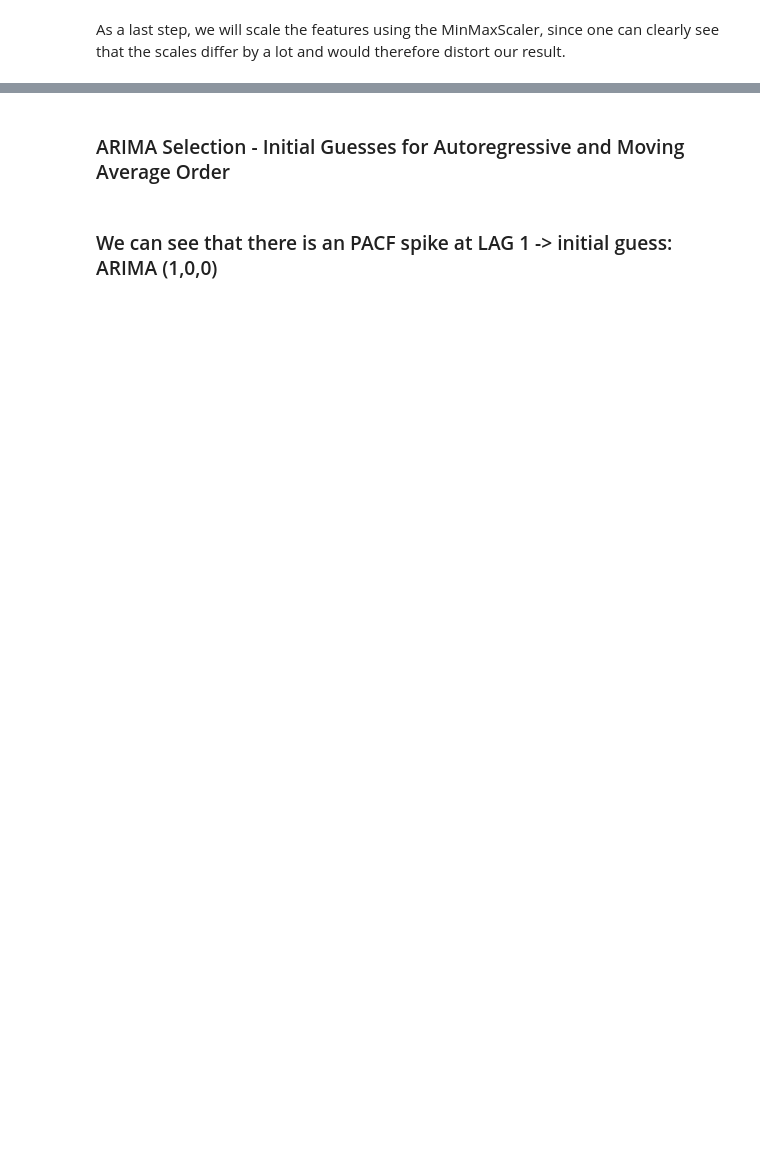
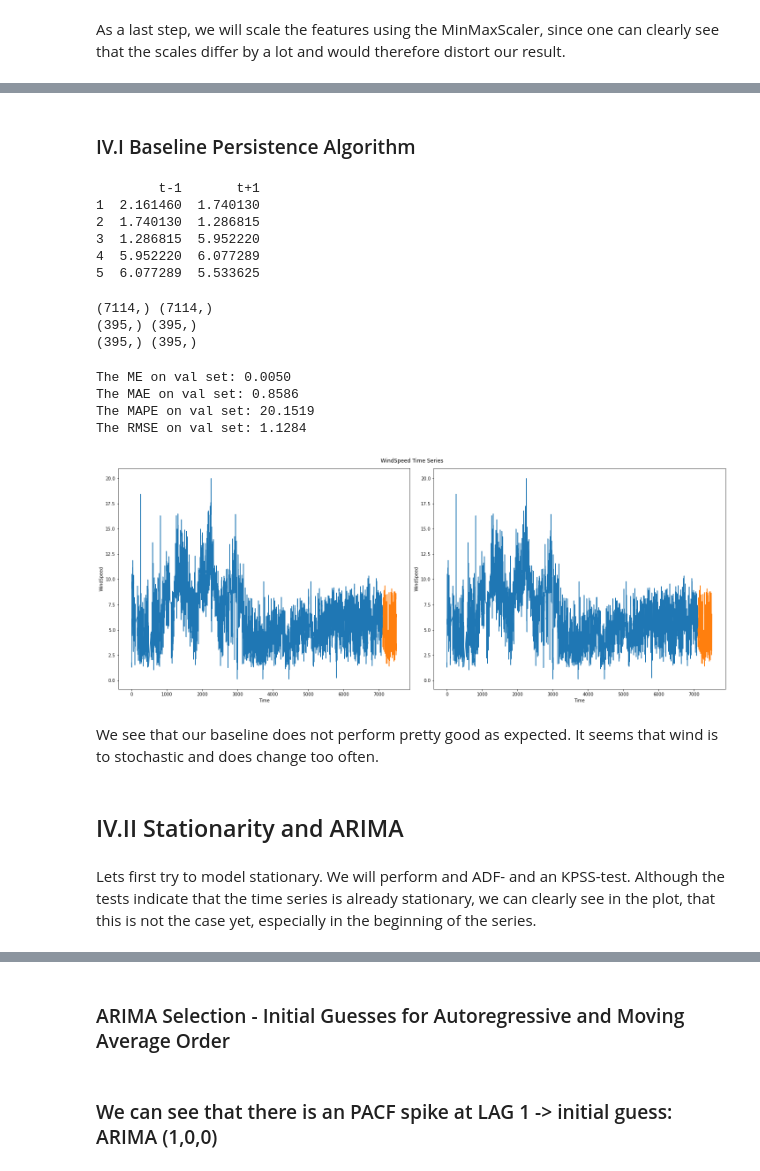
Before and after one commit to NiklasSabel/Industrial-Applications-of-Artificial-Intelligence, a Jupyter notebook: notebooks/Primary sector/Primary sector Wind.ipynb, the cells around one changed output, grey strips where cells are left out. Saved outputs shown, nothing was run; the diff lists cells and outputs as text; code cells hidden in the pictures; blank space fills up the shorter version.

Commit message:
Clean up of wind notebook until stationarity.

```diff
--- a/notebooks/Primary sector/Primary sector Wind.ipynb
+++ b/notebooks/Primary sector/Primary sector Wind.ipynb
@@ -567,0 +592,30 @@ x = df_turbine_without_na['timestamp'][:1200].values
+# %% [markdown]
+### IV.I Baseline Persistence Algorithm
+# %%
+# create a lagged representation
+values = pd.DataFrame(df_turbine_clean['WindSpeed'].values)
+df_turbine_lagged= pd.concat([values.shift(1), values], axis=1)
+df_turbine_lagged.columns = ['t-1', 't+1']
+#drop first row due to NaN
+df_turbine_lagged = df_turbine_lagged.iloc[1:]
+print(df_turbine_lagged.head(5))
+# %% [output]
+        t-1       t+1
+1  2.161460  1.740130
+2  1.740130  1.286815
+3  1.286815  5.952220
+4  5.952220  6.077289
+5  6.077289  5.533625
+# %%
+# we create the datasets for our persistence algorithm baseline, be careful that the first value in the train set is missing, as we do not have a previous value there
+X_train, y_train = df_turbine_lagged.values[:len_train-1,0], df_turbine_lagged.values[:len_train-1,1]
+X_val, y_val = df_turbine_lagged.values[len_train-1:len_train-1+len_val,0], df_turbine_lagged.values[len_train-1:len_train-1+len_val,1]
+X_test, y_test =  df_turbine_lagged.values[len_train-1+len_val:,0], df_turbine_lagged.values[len_train-1+len_val:,1]
+
+print(X_train.shape, y_train.shape)
+print(X_val.shape, y_val.shape)
+print(X_test.shape, y_test.shape)
+# %% [output]
+(7114,) (7114,)
+(395,) (395,)
+(395,) (395,)
@@ -567,0 +626,40 @@ x = df_turbine_without_na['timestamp'][:1200].values
+# %%
+# walk-forward validation,
+predictions = list()
+for x in X_val:
+    yhat = model_persistence(x)
+    predictions.append(yhat)
+me_score = me(np.array(predictions),y_val)
+mae_score = mae(np.array(predictions),y_val)
+mape_score = mape(np.array(predictions),y_val)
+rmse_score = rmse(np.array(predictions),y_val)
+print("The ME on val set: {:.4f}".format(me_score))
+print("The MAE on val set: {:.4f}".format(mae_score))
+print("The MAPE on val set: {:.4f}".format(mape_score))
+print("The RMSE on val set: {:.4f}".format(rmse_score))
+# %% [output]
+The ME on val set: 0.0050
+The MAE on val set: 0.8586
+The MAPE on val set: 20.1519
+The RMSE on val set: 1.1284
+# %%
+# plot predictions and expected results
+fig, axes = plt.subplots(nrows=1, ncols=2, figsize=(20, 8))
+axes[0].plot(y_train)
+axes[0].plot([None for i in y_train] + [x for x in y_val])
+axes[0].set_xlabel('Time')
+axes[0].set_ylabel('WindSpeed')
+axes[1].plot(y_train)
+axes[1].plot([None for i in y_train] + [x for x in predictions])
+axes[1].set_xlabel('Time')
+axes[1].set_ylabel('WindSpeed')
+fig.suptitle('WindSpeed Time Series')
+fig.tight_layout()
+# %% [output]
+[figure, added]
+# %% [markdown]
+We see that our baseline does not perform pretty good as expected. It seems that wind is to stochastic and does change too often.
+# %% [markdown]
+## IV.II Stationarity and ARIMA
+# %% [markdown]
+Lets first try to model stationary. We will perform and ADF- and an KPSS-test. Although the tests indicate that the time series is already stationary, we can clearly see in the plot, that this is not the case yet, especially in the beginning of the series.
```
Also changed, not shown: parts of 48 cells of this notebook.
